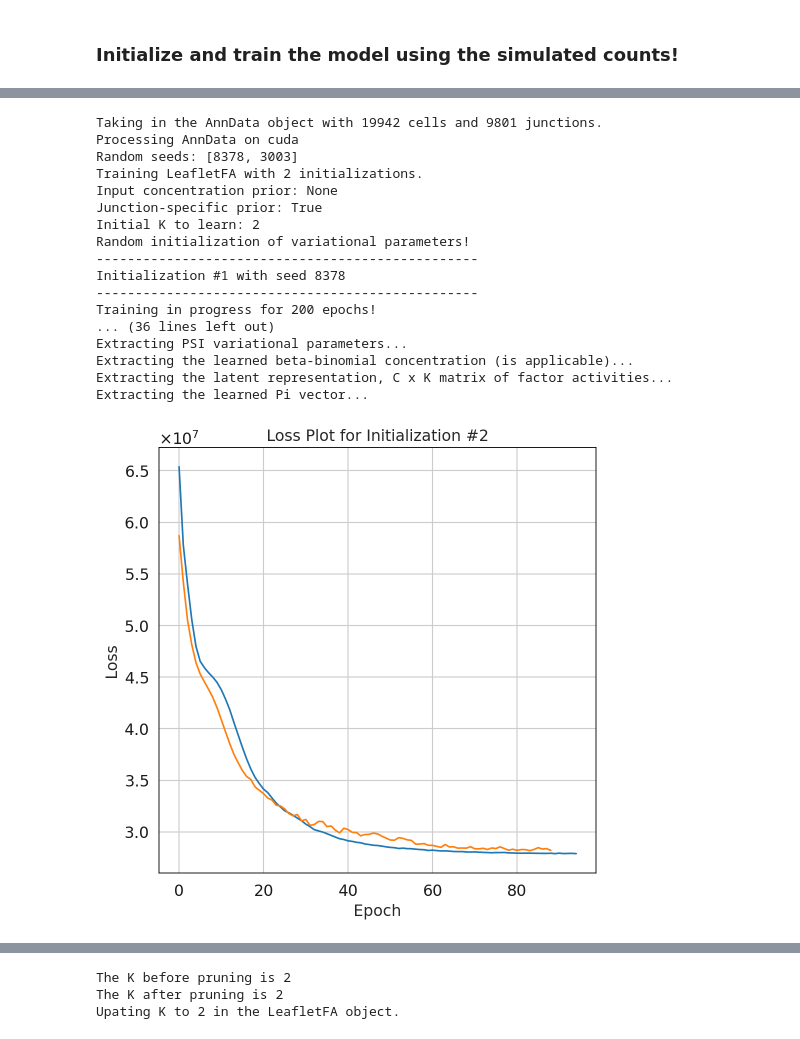
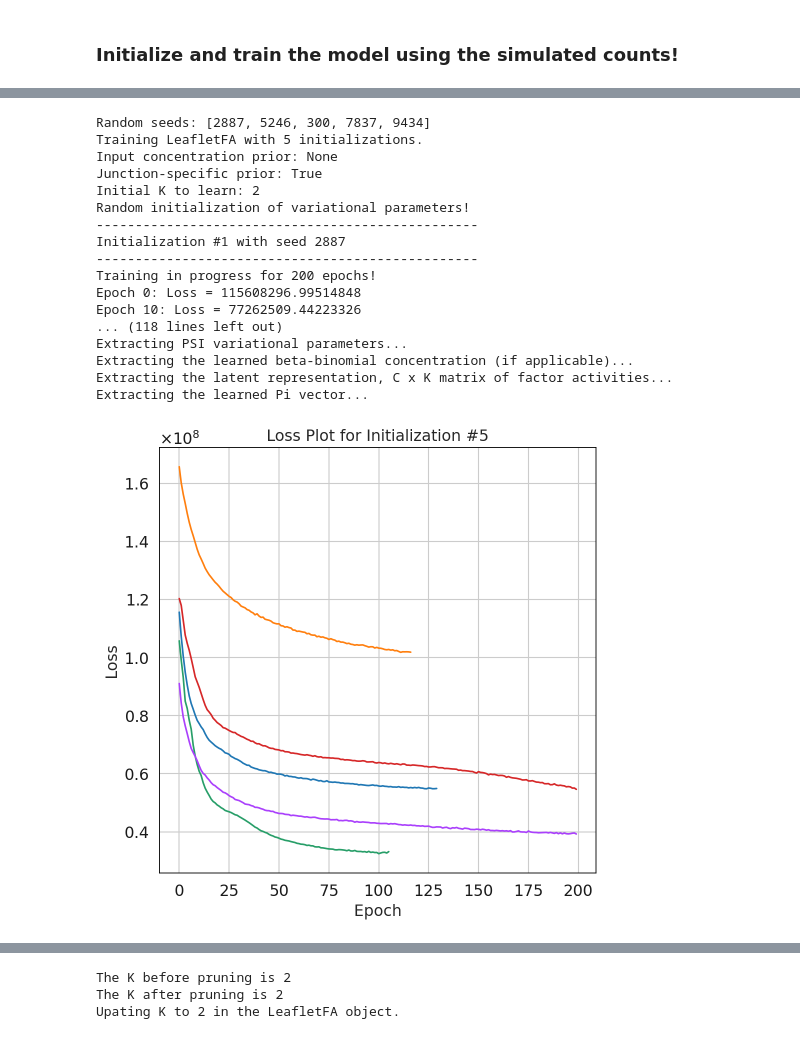
Before and after one commit to daklab/LeafletFA, a Jupyter notebook: notebooks/archive/simulation_analysis/leafletfa_simulation_test.ipynb, the cells around one changed output, grey strips where cells are left out. Drawn from its saved outputs; the diff is of its cells as text; code cells hidden in the pictures.

```diff
--- a/notebooks/archive/simulation_analysis/leafletfa_simulation_test.ipynb
+++ b/notebooks/archive/simulation_analysis/leafletfa_simulation_test.ipynb
@@ -170,5 +173,20 @@ lr = params["lr"]
 ELBO_num_particles = params["ELBO_num_particles"]
 print_epochs = 10
 # %%
-lr = 0.7
-num_inits = 2
+lr = 0.8
+num_inits = 5
+# %%
+# Let's initialize the LeafletFA class
+importlib.reload(LeafletFA)
+leaflet_model = LeafletFA.LeafletFA(adata=adata_input, K=K,
+                                    junc_specific_prior = junc_specific_prior,
+                                    waypoints_use=waypoints_use,
+                           input_conc_prior = input_conc,
+                           num_epochs=200,
+                           print_epochs=print_epochs,
+                           ELBO_num_particles=5,
+                           lr=lr, gamma=0.5,
+                           num_samples=100)
+
+# Convert AnnData into PyTorch tensors for model training
+leaflet_model.from_anndata()
@@ -175,43 +209,29 @@ num_inits = 2
 # %%
-# Let's initialize the LeafletFA class
-leaflet_model = LeafletFA.LeafletFA(adata=adata_input, K=K,
-                                    junc_specific_prior = junc_specific_prior,
-                                    waypoints_use=waypoints_use,
-                           input_conc_prior = input_conc,
-                           num_epochs=200,
-                           print_epochs=print_epochs,
-                           ELBO_num_particles=ELBO_num_particles,
-                           lr=lr, gamma=0.05,
-                           num_samples=500)
-
-# Convert AnnData into PyTorch tensors for model training
-leaflet_model.from_anndata()
-
 # Train the model
 leaflet_model.train(num_initializations=num_inits)
 
 # Get the best initialization and extract all the latent variables at this initialization
 # If you want the latent variables from a different initialization, you can pass the index of that initialization to the get_all_variables() function
 leaflet_model.get_all_variables()
 # %% [output]
-Taking in the AnnData object with 19942 cells and 9801 junctions.
-Processing AnnData on cuda
-Random seeds: [8378, 3003]
-Training LeafletFA with 2 initializations.
+Random seeds: [2887, 5246, 300, 7837, 9434]
+Training LeafletFA with 5 initializations.
 Input concentration prior: None
 Junction-specific prior: True
 Initial K to learn: 2
 Random initialization of variational parameters!
 -------------------------------------------------
-Initialization #1 with seed 8378
+Initialization #1 with seed 2887
 -------------------------------------------------
 Training in progress for 200 epochs!
-... (36 lines left out)
+Epoch 0: Loss = 115608296.99514848
+Epoch 10: Loss = 77262509.44223326
+... (118 lines left out)
 Extracting PSI variational parameters...
-Extracting the learned beta-binomial concentration (is applicable)...
+Extracting the learned beta-binomial concentration (if applicable)...
 Extracting the latent representation, C x K matrix of factor activities...
 Extracting the learned Pi vector...
-[figure, old version]
+[figure, new version]
 # %%
 # let's look at the results
 assign_matrices = [result["summary_stats"]["assign"]["mean"] for result in leaflet_model.latent_results]
```
Also changed, not shown: parts of 18 cells of this notebook, 18 other files.
